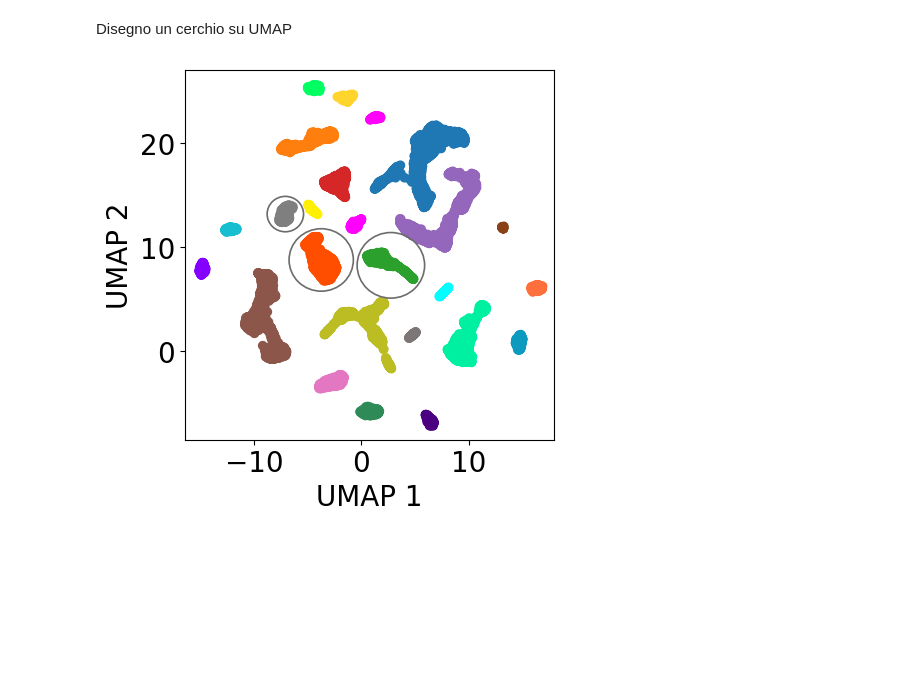
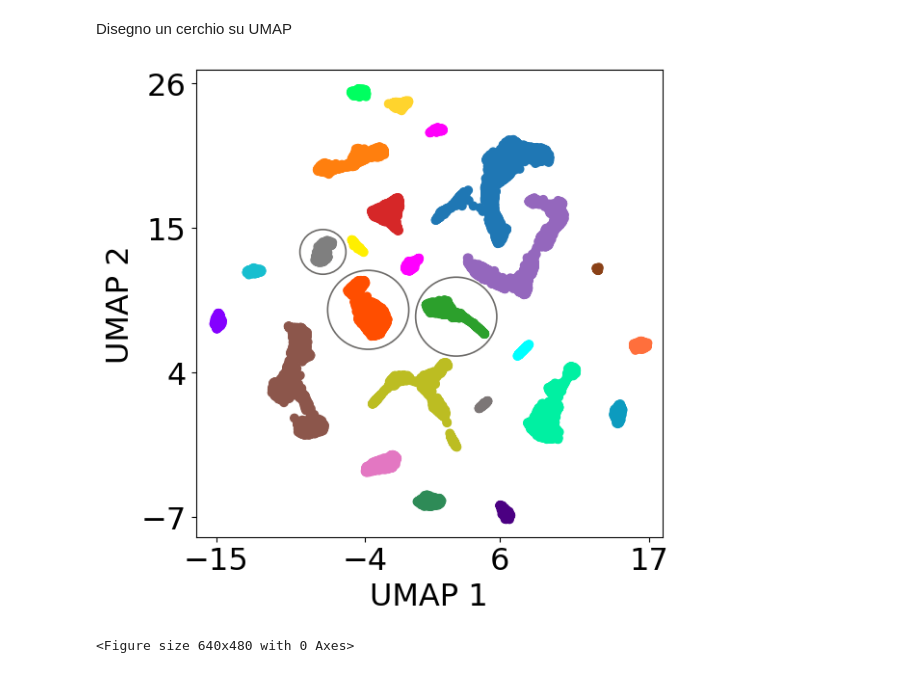
Before and after one commit to daimoners/GrapheNet, a Jupyter notebook: UMAP.ipynb, the cells around one changed output. Cells and saved outputs as stored; diff of their text form; code cells hidden in the pictures; blank space fills up the shorter version.

```diff
--- a/UMAP.ipynb
+++ b/UMAP.ipynb
@@ -547,6 +557,7 @@ plt.close()
 # %% [markdown]
 Disegno un cerchio su UMAP
 # %%
+
 import matplotlib.pyplot as plt
 from matplotlib.patches import Circle
 import pandas as pd
@@ -584,14 +595,14 @@ colors = [
 
 # Plot the DBSCAN clusters (assuming -1 represents noise points)
 # Crea una figura e un'area degli assi
-fig, ax = plt.subplots()
+fig, ax = plt.subplots(figsize=(6, 6))
 
 ax.set_xlim([-16.5,18])
 ax.set_ylim([-8.5,27])
 ax.set_box_aspect(1)
-ax.set_xlabel('UMAP 1',size=20)
-ax.set_ylabel('UMAP 2',size=20)
-ax.tick_params(axis='both', which='major', labelsize=20)
+ax.set_xlabel('UMAP 1',size=23)
+ax.set_ylabel('UMAP 2',size=23)
+ax.tick_params(axis='both', which='major', labelsize=23)
 
 ax.scatter(
     df["embedding_0"],
@@ -599,32 +610,38 @@ ax.scatter(
     c=df["cluster_id"],
     cmap=ListedColormap(colors, name="custom_colormap"),  # You can choose another colormap
 )
 
 # Disegna il cerchio
 center = (2.75, 8.25)  # Coordinate del centro del cerchio
-radius = 3.15     # Raggio del cerchio
+radius = 3.0     # Raggio del cerchio
 # Disegna il cerchio
 circle = Circle(center, radius, fill=False, color='#6e6c6a', linewidth=1.2)
 # Aggiungi il cerchio all'area degli assi
 ax.add_artist(circle)
 
 # Disegna il cerchio
 center = (-7.101390443087971, 13.173535360861761)  # Coordinate del centro del cerchio
 radius = 1.7    # Raggio del cerchio
 # Disegna il cerchio
 circle = Circle(center, radius, fill=False, color='#6e6c6a', linewidth=1.2)
 # Aggiungi il cerchio all'area degli assi
 ax.add_artist(circle)
 
 # Disegna il cerchio
 center = (-3.7532827390893466, 8.766635153951892)  # Coordinate del centro del cerchio
 radius = 3.0     # Raggio del cerchio
 # Disegna il cerchio
 circle = Circle(center, radius, fill=False, color='#6e6c6a', linewidth=1.2)
 # Aggiungi il cerchio all'area degli assi
 ax.add_artist(circle)
 
 # Mostra il grafico
+plt.tight_layout()
+plt.xticks(np.round(np.linspace(np.min(df["embedding_0"].to_numpy()), np.max(df["embedding_0"].to_numpy()),4), decimals=0))
+plt.yticks(np.round(np.linspace(np.min(df["embedding_1"].to_numpy()), np.max(df["embedding_1"].to_numpy()),4), decimals=0))
 plt.show()
+plt.subplots_adjust(left=0.01, bottom=0.1, right=0.5, top=0.9, wspace=0.2, hspace=0.2)
+fig.savefig('./UMAP.png',dpi=300)
 # %% [output]
-[figure, old version]
+[figure, new version]
+<Figure size 640x480 with 0 Axes>
```
Also changed, not shown: parts of 4 cells of this notebook, 20 other files.
